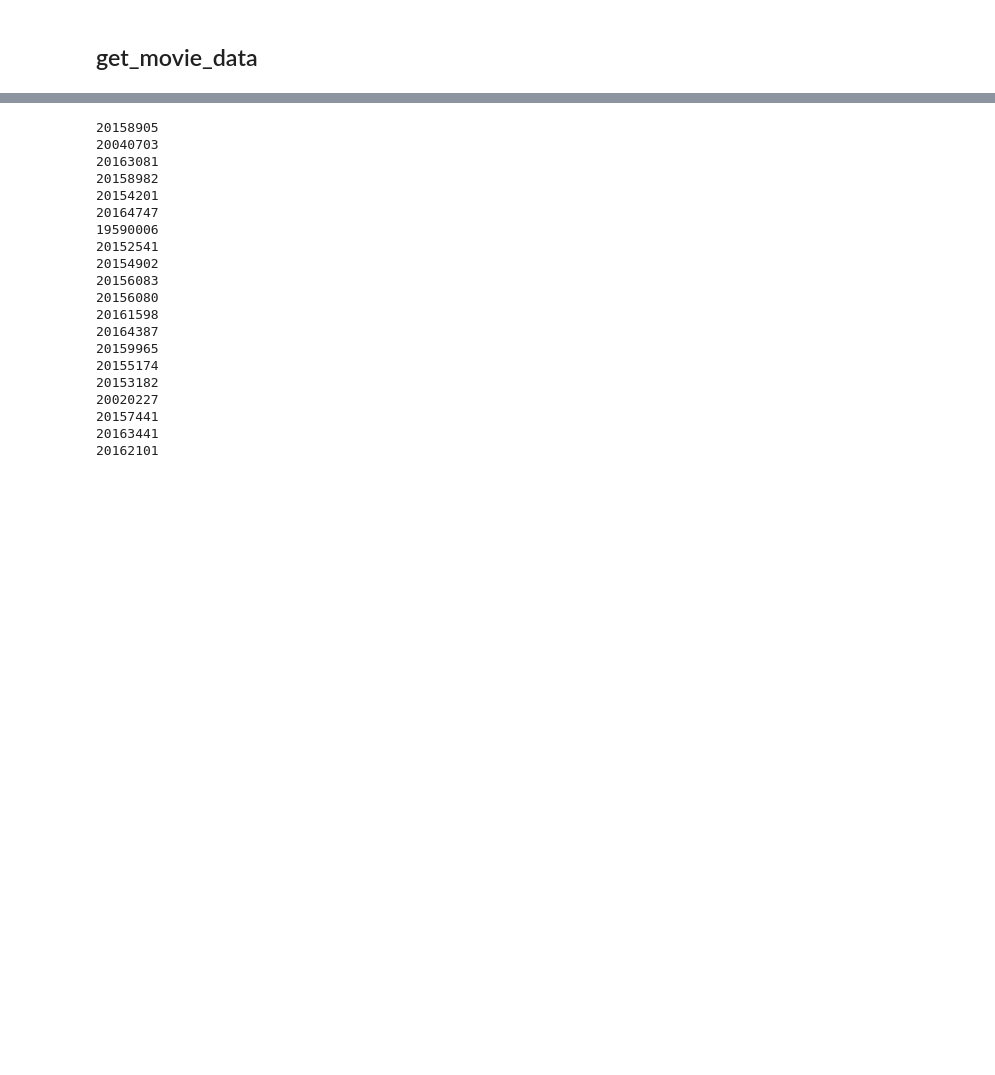
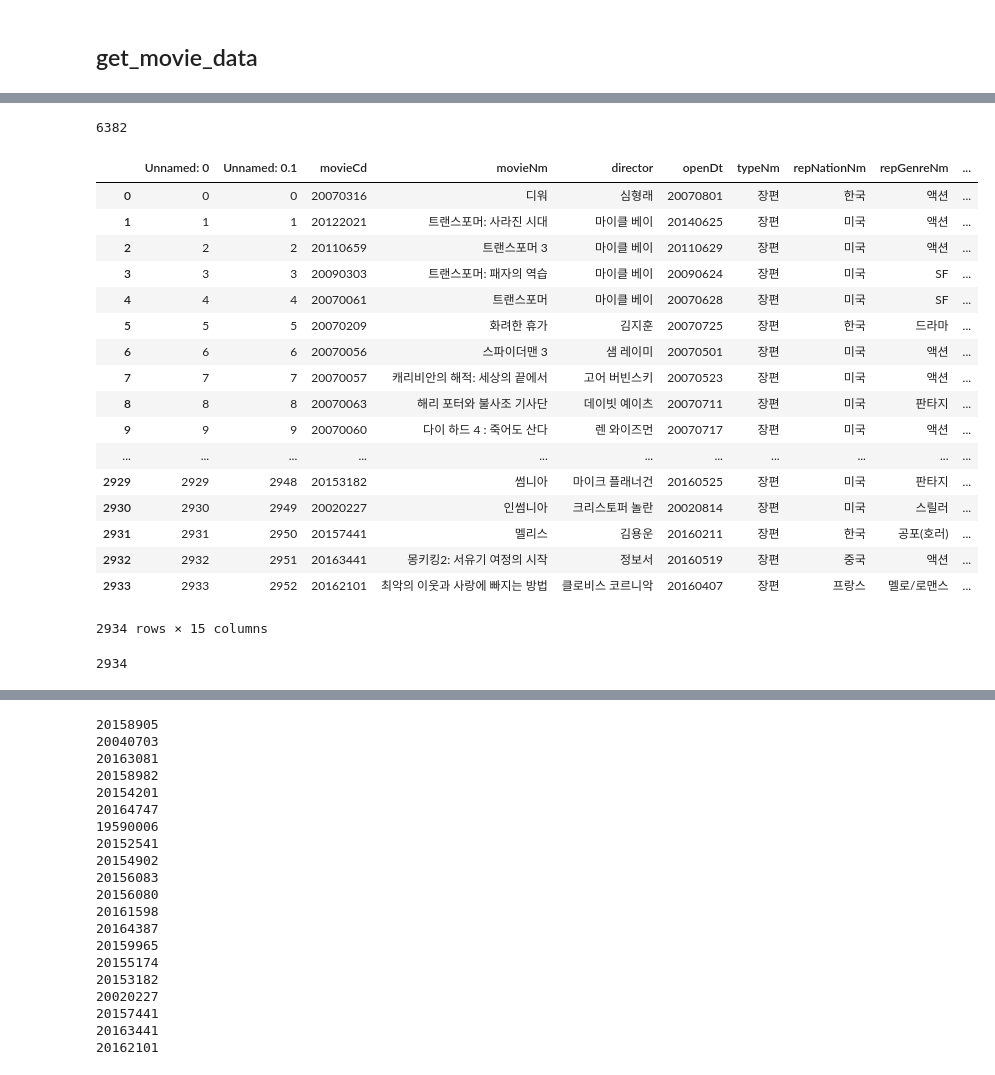
Before and after one commit to cyh132/movie, a Jupyter notebook: data preprocessing.ipynb, the cells around one changed output, grey strips where cells are left out. Drawn from its saved outputs; the diff is of its cells as text; code cells hidden in the pictures; blank space fills up the shorter version.

```diff
--- a/data preprocessing.ipynb
+++ b/data preprocessing.ipynb
@@ -44,3 +44,5 @@ movieNm = movie_df["영화명"]
 movie_df.to_csv("movie.csv",encoding="utf-8")
 # %% [markdown]
 ## get_movie_data
+# %%
+boxoffice_df = pd.read_csv("boxoffice.csv")
@@ -86,0 +89,25 @@ movie_info_df = make_movie_df(movieNm)
+# %%
+len(movie_info_df)
+# %% [output]
+6382
+# %%
+boxoffice_df
+# %% [output]
+|  | Unnamed: 0 | Unnamed: 0.1 | movieCd | movieNm | director | openDt | typeNm | repNationNm | repGenreNm | ... |
+| 0 | 0 | 0 | 20070316 | 디워 | 심형래 | 20070801 | 장편 | 한국 | 액션 | ... |
+| 1 | 1 | 1 | 20122021 | 트랜스포머: 사라진 시대 | 마이클 베이 | 20140625 | 장편 | 미국 | 액션 | ... |
+| 2 | 2 | 2 | 20110659 | 트랜스포머 3 | 마이클 베이 | 20110629 | 장편 | 미국 | 액션 | ... |
+| 3 | 3 | 3 | 20090303 | 트랜스포머: 패자의 역습 | 마이클 베이 | 20090624 | 장편 | 미국 | SF | ... |
+| 4 | 4 | 4 | 20070061 | 트랜스포머 | 마이클 베이 | 20070628 | 장편 | 미국 | SF | ... |
+| 5 | 5 | 5 | 20070209 | 화려한 휴가 | 김지훈 | 20070725 | 장편 | 한국 | 드라마 | ... |
+| 6 | 6 | 6 | 20070056 | 스파이더맨 3 | 샘 레이미 | 20070501 | 장편 | 미국 | 액션 | ... |
+| 7 | 7 | 7 | 20070057 | 캐리비안의 해적: 세상의 끝에서 | 고어 버빈스키 | 20070523 | 장편 | 미국 | 액션 | ... |
+| 8 | 8 | 8 | 20070063 | 해리 포터와 불사조 기사단 | 데이빗 예이츠 | 20070711 | 장편 | 미국 | 판타지 | ... |
+| 9 | 9 | 9 | 20070060 | 다이 하드 4 : 죽어도 산다 | 렌 와이즈먼 | 20070717 | 장편 | 미국 | 액션 | ... |
+| ... | ... | ... | ... | ... | ... | ... | ... | ... | ... | ... |
+| 2929 | 2929 | 2948 | 20153182 | 썸니아 | 마이크 플래너건 | 20160525 | 장편 | 미국 | 판타지 | ... |
+| 2930 | 2930 | 2949 | 20020227 | 인썸니아 | 크리스토퍼 놀란 | 20020814 | 장편 | 미국 | 스릴러 | ... |
+| 2931 | 2931 | 2950 | 20157441 | 멜리스 | 김용운 | 20160211 | 장편 | 한국 | 공포(호러) | ... |
+| 2932 | 2932 | 2951 | 20163441 | 몽키킹2: 서유기 여정의 시작 | 정보서 | 20160519 | 장편 | 중국 | 액션 | ... |
+| 2933 | 2933 | 2952 | 20162101 | 최악의 이웃과 사랑에 빠지는 방법 | 클로비스 코르니악 | 20160407 | 장편 | 프랑스 | 멜로/로맨스 | ... |
+2934 rows × 15 columns
@@ -86,0 +118,4 @@ movie_info_df = make_movie_df(movieNm)
+# %%
+len(boxoffice_df)
+# %% [output]
+2934
```
Also changed, not shown: parts of 8 cells of this notebook, 2 other files.
